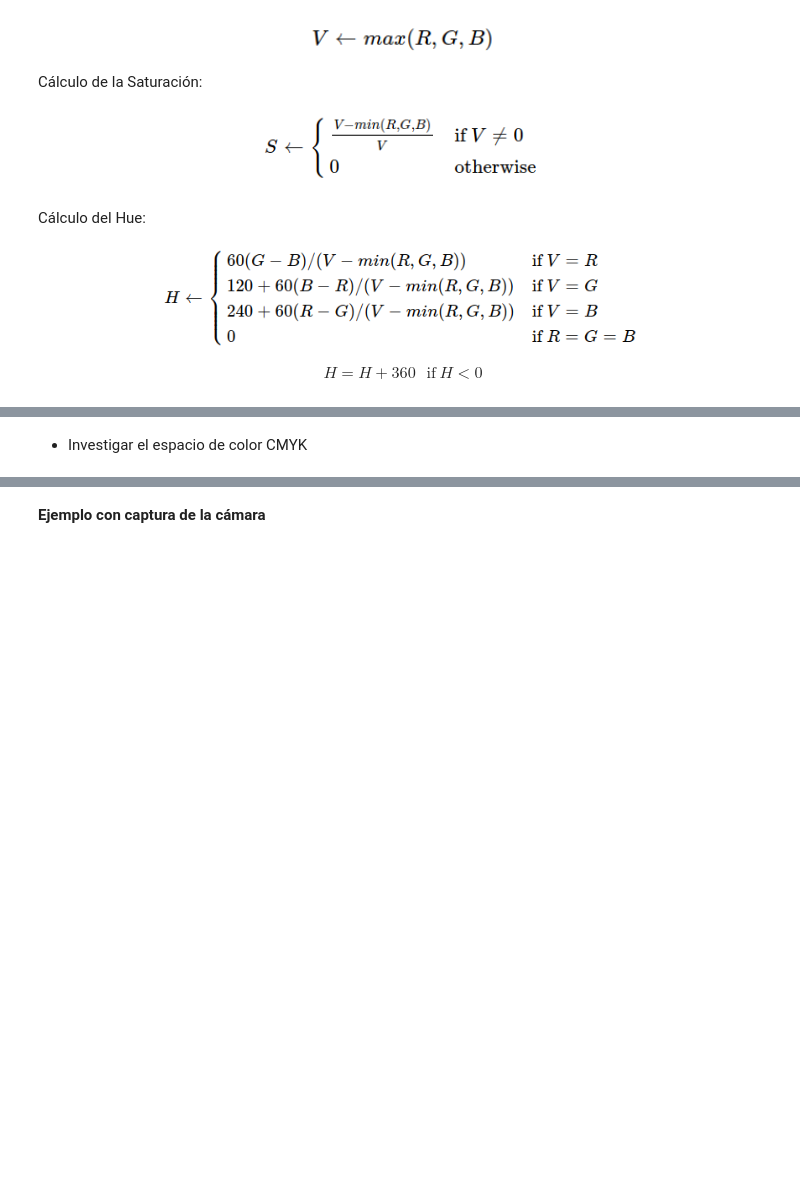
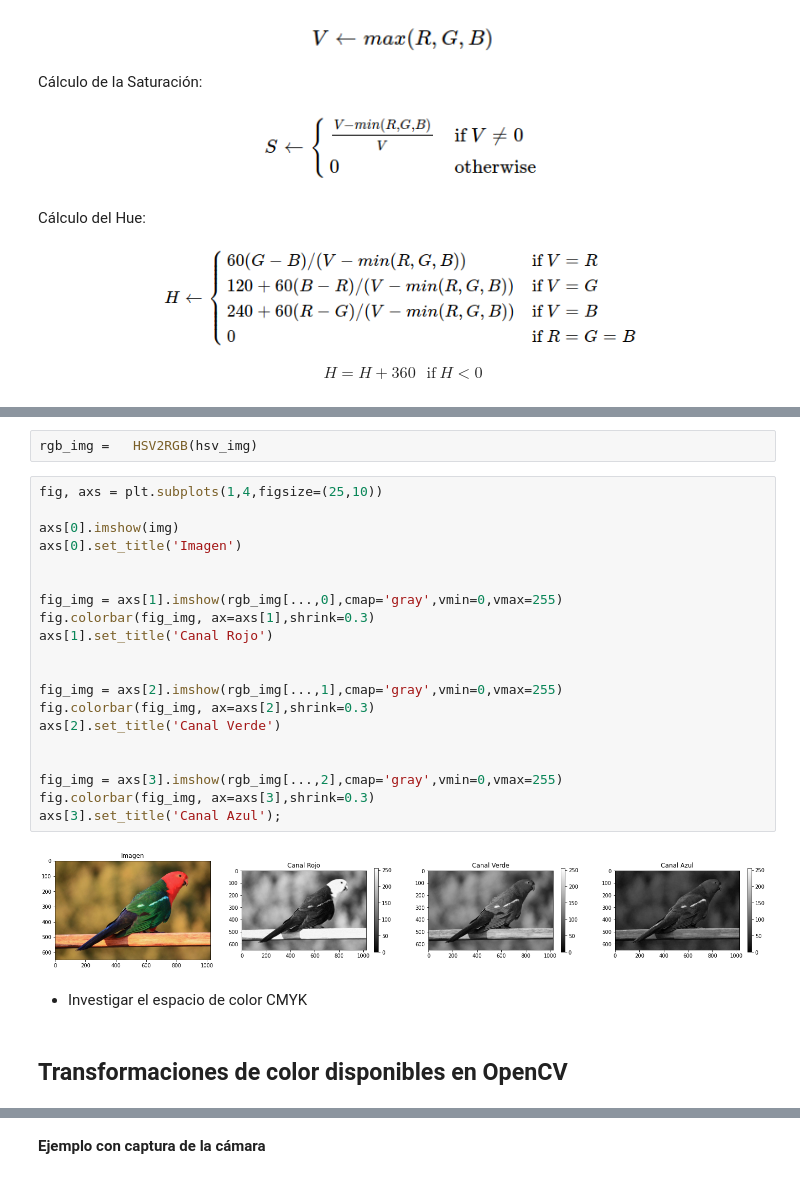
Before and after one commit to UN-GCPDS/Procesamiento-Digital-De-Imagenes, a Jupyter notebook: 2-ConceptosBasicosDeImagenes/2-RepresentacionDeImagenesEnComputador.ipynb, the cells around one changed output, grey strips where cells are left out. Saved outputs shown, nothing was run; the diff lists cells and outputs as text; blank space fills up the shorter version.

```diff
--- a/2-ConceptosBasicosDeImagenes/2-RepresentacionDeImagenesEnComputador.ipynb
+++ b/2-ConceptosBasicosDeImagenes/2-RepresentacionDeImagenesEnComputador.ipynb
@@ -228,2 +348,28 @@ $$ H = H + 360 \ \ \ \text{if} \ H < 0$$
+# %%
+rgb_img =   HSV2RGB(hsv_img)
+# %%
+fig, axs = plt.subplots(1,4,figsize=(25,10))
+
+axs[0].imshow(img)
+axs[0].set_title('Imagen')
+
+
+fig_img = axs[1].imshow(rgb_img[...,0],cmap='gray',vmin=0,vmax=255)
+fig.colorbar(fig_img, ax=axs[1],shrink=0.3)
+axs[1].set_title('Canal Rojo')
+
+
+fig_img = axs[2].imshow(rgb_img[...,1],cmap='gray',vmin=0,vmax=255)
+fig.colorbar(fig_img, ax=axs[2],shrink=0.3)
+axs[2].set_title('Canal Verde')
+
+
+fig_img = axs[3].imshow(rgb_img[...,2],cmap='gray',vmin=0,vmax=255)
+fig.colorbar(fig_img, ax=axs[3],shrink=0.3)
+axs[3].set_title('Canal Azul');
+# %% [output]
+[figure, added]
 # %% [markdown]
 * Investigar el espacio de color CMYK
+# %% [markdown]
+## Transformaciones de color disponibles en OpenCV
```
Also changed, not shown: parts of 14 cells of this notebook.
